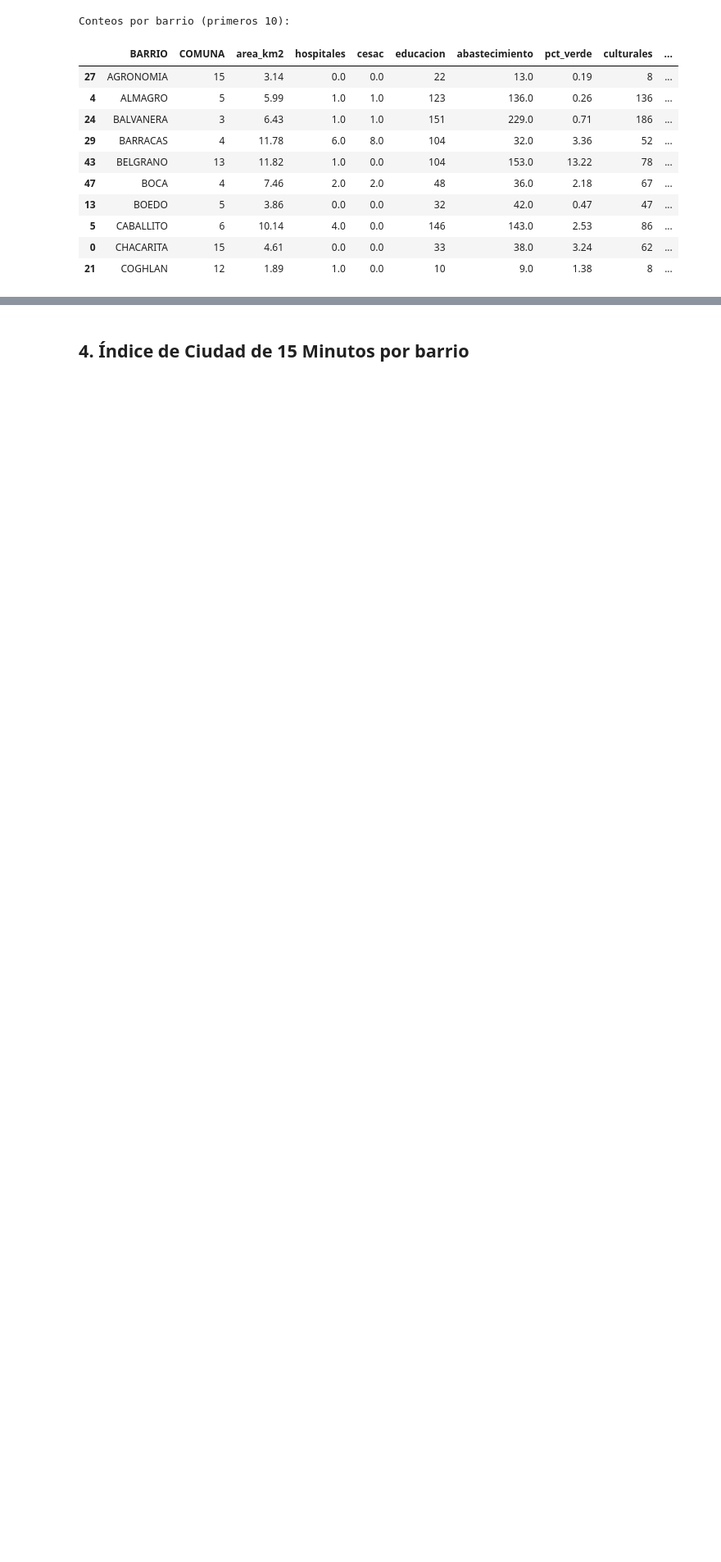
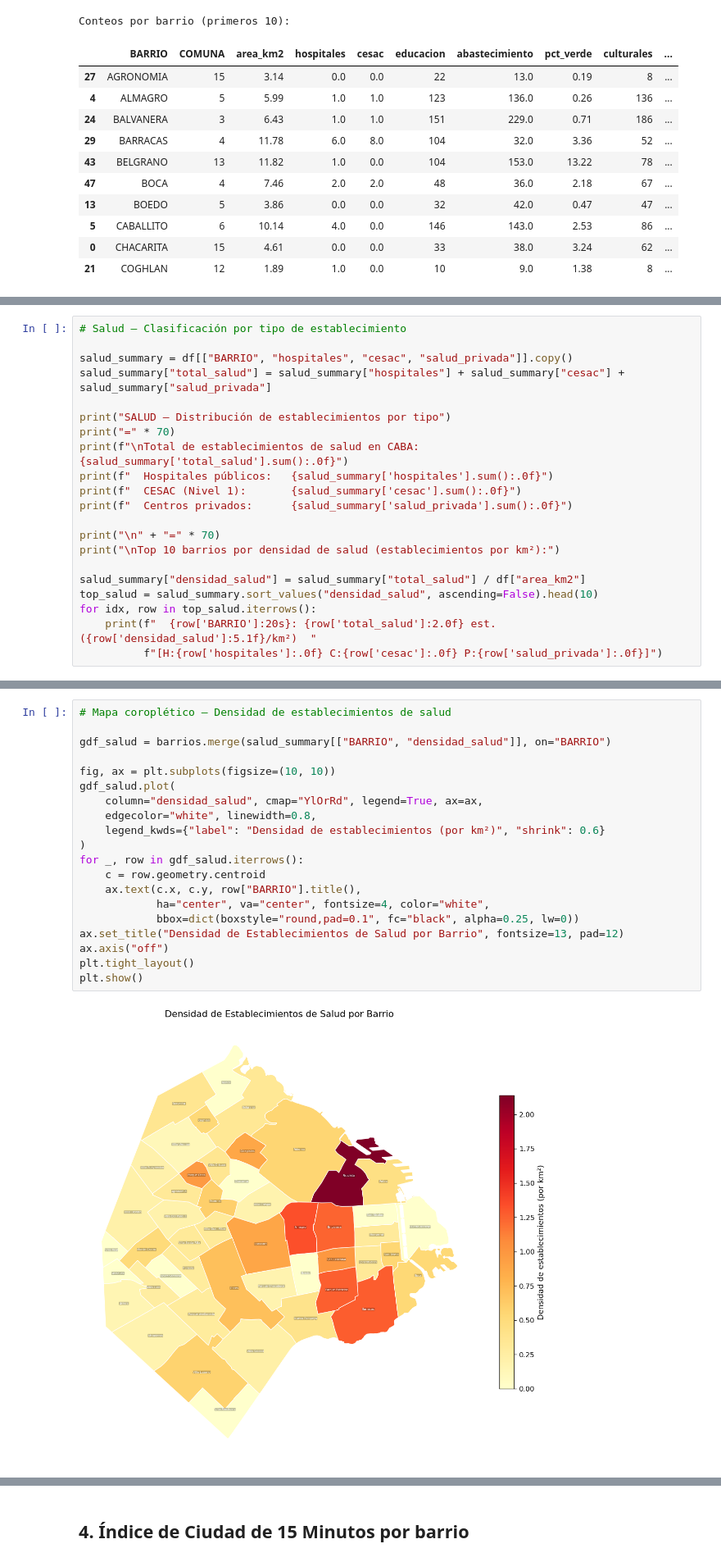
Before and after one commit to gpirujo/bsas-ciudad-15min, a Jupyter notebook: buenos_aires_ciudad_15_minutos_v3.ipynb, the cells around one changed output, grey strips where cells are left out. Shown at 82% size. Saved outputs shown, nothing was run; the diff lists cells and outputs as text; blank space fills up the shorter version.

```diff
--- a/buenos_aires_ciudad_15_minutos_v3.ipynb
+++ b/buenos_aires_ciudad_15_minutos_v3.ipynb
@@ -268,0 +271,21 @@ Conteos por barrio (primeros 10):
+# %%
+# Salud — Clasificación por tipo de establecimiento
+
+salud_summary = df[["BARRIO", "hospitales", "cesac", "salud_privada"]].copy()
+salud_summary["total_salud"] = salud_summary["hospitales"] + salud_summary["cesac"] + salud_summary["salud_privada"]
+
+print("SALUD — Distribución de establecimientos por tipo")
+print("=" * 70)
+print(f"\nTotal de establecimientos de salud en CABA: {salud_summary['total_salud'].sum():.0f}")
+print(f"  Hospitales públicos:   {salud_summary['hospitales'].sum():.0f}")
+print(f"  CESAC (Nivel 1):       {salud_summary['cesac'].sum():.0f}")
+print(f"  Centros privados:      {salud_summary['salud_privada'].sum():.0f}")
+
+print("\n" + "=" * 70)
+print("\nTop 10 barrios por densidad de salud (establecimientos por km²):")
+
+salud_summary["densidad_salud"] = salud_summary["total_salud"] / df["area_km2"]
+top_salud = salud_summary.sort_values("densidad_salud", ascending=False).head(10)
+for idx, row in top_salud.iterrows():
+    print(f"  {row['BARRIO']:20s}: {row['total_salud']:2.0f} est.  ({row['densidad_salud']:5.1f}/km²)  "
+          f"[H:{row['hospitales']:.0f} C:{row['cesac']:.0f} P:{row['salud_privada']:.0f}]")
@@ -268,0 +310,22 @@ Conteos por barrio (primeros 10):
+# %%
+# Mapa coroplético — Densidad de establecimientos de salud
+
+gdf_salud = barrios.merge(salud_summary[["BARRIO", "densidad_salud"]], on="BARRIO")
+
+fig, ax = plt.subplots(figsize=(10, 10))
+gdf_salud.plot(
+    column="densidad_salud", cmap="YlOrRd", legend=True, ax=ax,
+    edgecolor="white", linewidth=0.8,
+    legend_kwds={"label": "Densidad de establecimientos (por km²)", "shrink": 0.6}
+)
+for _, row in gdf_salud.iterrows():
+    c = row.geometry.centroid
+    ax.text(c.x, c.y, row["BARRIO"].title(),
+            ha="center", va="center", fontsize=4, color="white",
+            bbox=dict(boxstyle="round,pad=0.1", fc="black", alpha=0.25, lw=0))
+ax.set_title("Densidad de Establecimientos de Salud por Barrio", fontsize=13, pad=12)
+ax.axis("off")
+plt.tight_layout()
+plt.show()
+# %% [output]
+[figure, added]
```
Also changed, not shown: parts of 13 cells of this notebook, 1 other file.
